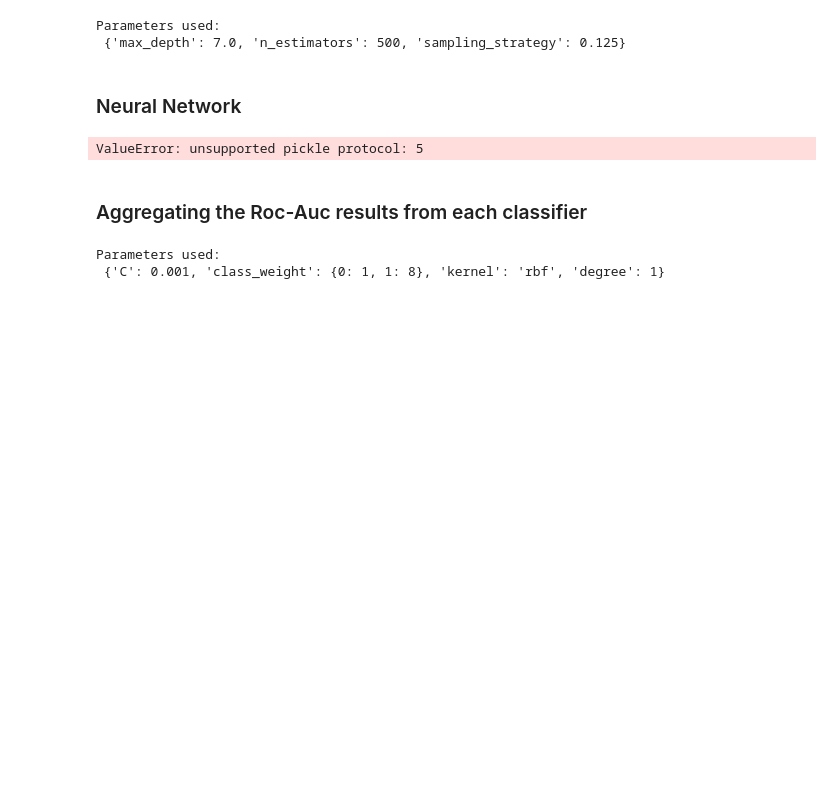
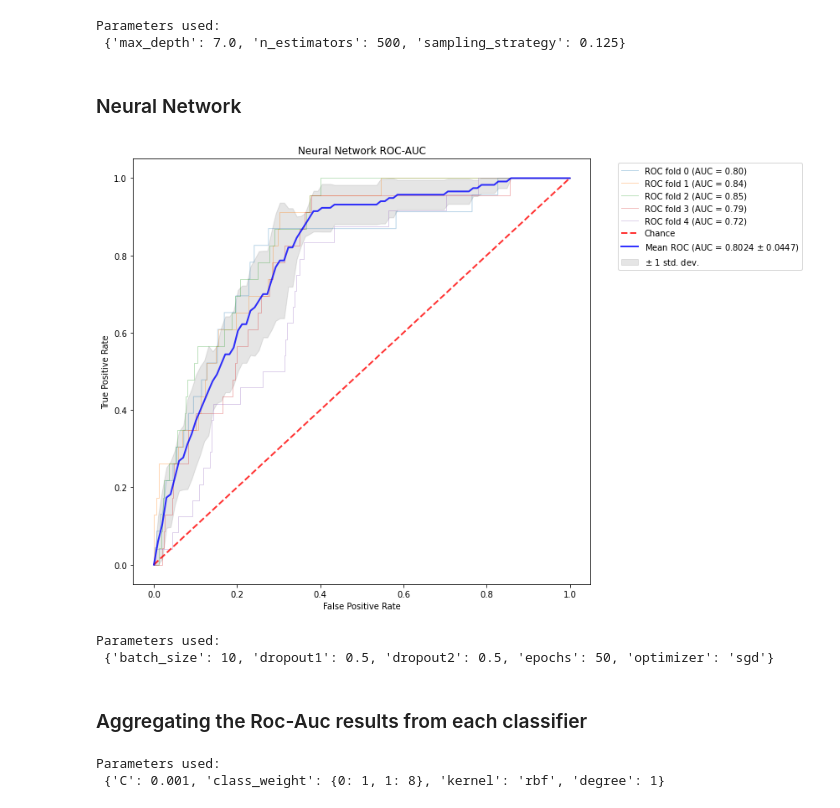
Before and after one commit to epfl-ada/ada-2020-project-milestone-p3-p3_klr, a Jupyter notebook: src/ROC_no_feature_selection.ipynb, the cells around one changed output. Cells and saved outputs as stored; diff of their text form; code cells hidden in the pictures; blank space fills up the shorter version.

```diff
--- a/src/ROC_no_feature_selection.ipynb
+++ b/src/ROC_no_feature_selection.ipynb
@@ -247,43 +248,6 @@ Parameters used:
  {'max_depth': 7.0, 'n_estimators': 500, 'sampling_strategy': 0.125}
 # %% [markdown]
 ### Neural Network
-# %%
-from tensorflow import keras
-import tensorflow as tf
-
-METRICS = [
-      keras.metrics.TruePositives(name='tp'),
-      keras.metrics.FalsePositives(name='fp'),
-      keras.metrics.TrueNegatives(name='tn'),
-      keras.metrics.FalseNegatives(name='fn'),
-      keras.metrics.BinaryAccuracy(name='accuracy'),
-      keras.metrics.Precision(name='precision'),
-      keras.metrics.Recall(name='recall'),
-      keras.metrics.AUC(name='auc'),
-]
-
-def make_model(nr_features, output_bias=None):
-    if output_bias is not None:
-        output_bias = tf.keras.initializers.Constant(output_bias)
-    model = keras.Sequential([
-        keras.layers.Dense(
-          16, activation='relu', input_shape=(nr_features,)),
-        keras.layers.Dropout(0.5),
-        keras.layers.Dense(
-          16, activation='relu', input_shape=(nr_features,)),
-        keras.layers.Dropout(0.5),
-        keras.layers.Dense(1, activation='sigmoid',
-                         bias_initializer=output_bias),
-  ])
-
-    model.compile(
-      optimizer=keras.optimizers.Adam(lr=1e-3),
-      loss=keras.losses.BinaryCrossentropy())
-
-    return model
-
-def build_fn():
-    return make_model(X.shape[-1], initial_bias)
 # %%
 # nn grid search for roc-auc curve all variables
 X, y = data['muchlinski']
@@ -318,20 +283,22 @@ perform_gridsearch_cv(X, y, param_grid, pipe, k_folds, scoring, nn_pkl, parallel
 # %%
 X, y = data['muchlinski']
 
 # load grid search result & retrieve best parameters
 params_nn = get_params("nn", PKL_PATH)
 
-my_nn = keras.wrappers.scikit_learn.KerasClassifier(build_fn)
+my_nn = NeuralNetwork(build_fn=make_model, nr_features=X.shape[-1], verbose=0, **params_nn)
 my_nn._estimator_type = "classifier"
+
 my_std = preprocessing.StandardScaler()
 
 pipe = pipeline.Pipeline([('std',my_std), ('clf',my_nn)])
-pipe['clf'].set_params(**params_nn)
 
 nn_res = roc_plt(X, y, pipe, "Neural Network ROC-AUC", seed=seed, create_plot=True)
 print(f"Parameters used:\n {params_nn}")
 # %% [output]
+[figure, added]
-ValueError: unsupported pickle protocol: 5
+Parameters used:
+ {'batch_size': 10, 'dropout1': 0.5, 'dropout2': 0.5, 'epochs': 50, 'optimizer': 'sgd'}
 # %% [markdown]
 ### Aggregating the Roc-Auc results from each classifier
 # %%
```
Also changed, not shown: parts of 5 cells of this notebook, 1 other file.
